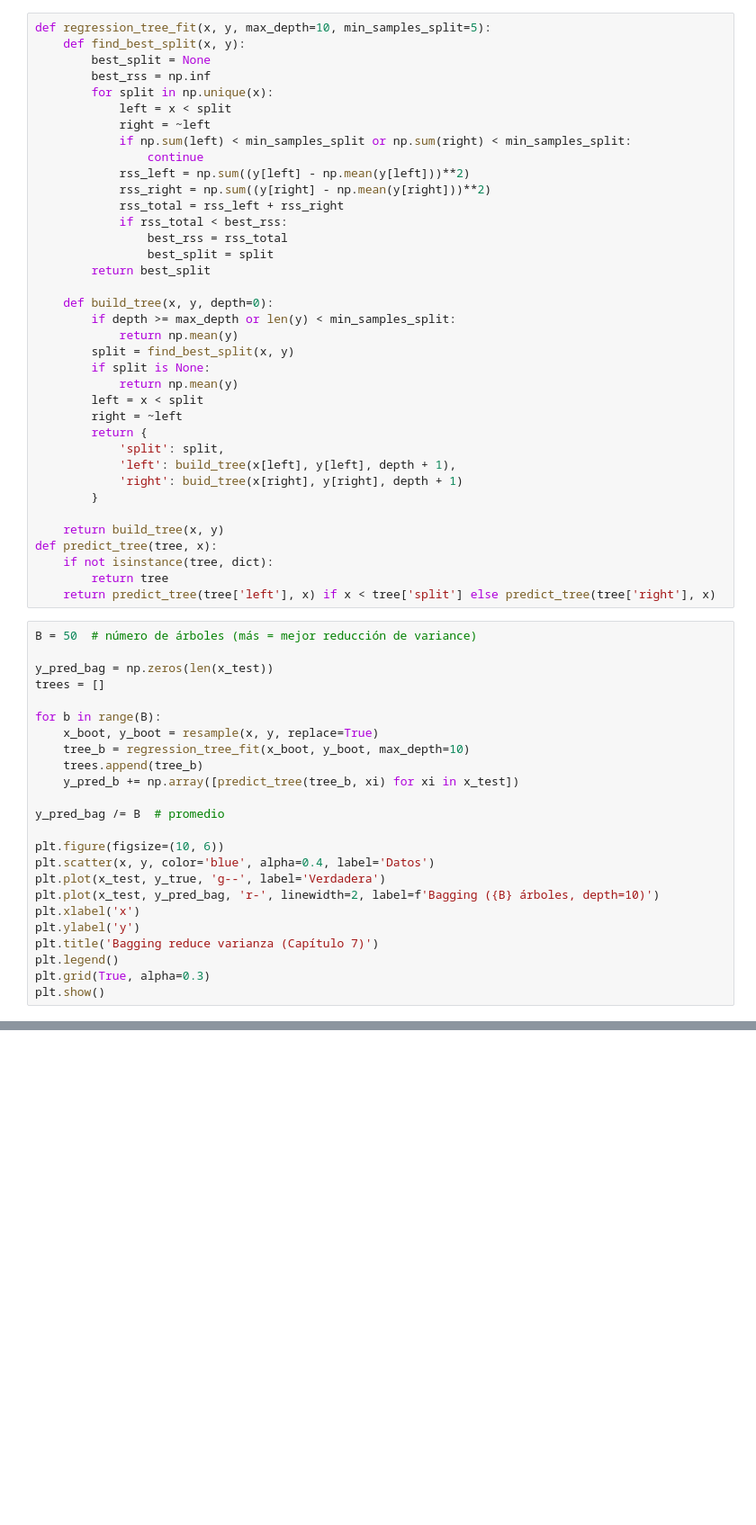
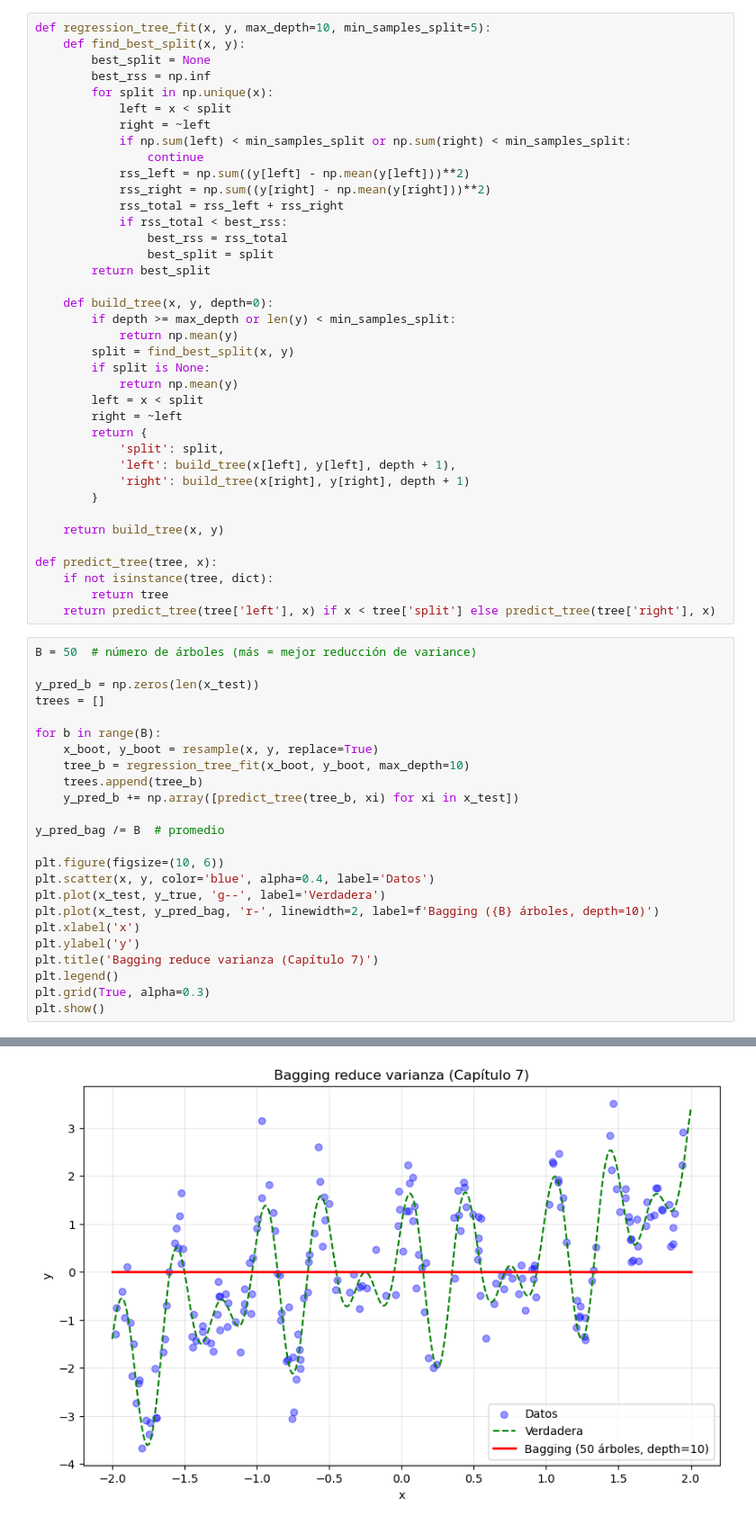
Before and after one commit to polosur1982/elementos-statistical-learning, a Jupyter notebook: notebooks/07_bagging_trees.ipynb, the cells around one changed output, grey strips where cells are left out. Shown at 90% size. Cells and saved outputs as stored; diff of their text form; blank space fills up the shorter version.

```diff
--- a/notebooks/07_bagging_trees.ipynb
+++ b/notebooks/07_bagging_trees.ipynb
@@ -44,10 +44,11 @@ def regression_tree_fit(x, y, max_depth=10, min_samples_split=5):
         return {
             'split': split,
             'left': build_tree(x[left], y[left], depth + 1),
-            'right': buid_tree(x[right], y[right], depth + 1)
+            'right': build_tree(x[right], y[right], depth + 1)
         }
 
     return build_tree(x, y)
+
 def predict_tree(tree, x):
     if not isinstance(tree, dict):
         return tree
@@ -55,7 +56,7 @@ def predict_tree(tree, x):
 # %%
 B = 50  # número de árboles (más = mejor reducción de variance)
 
-y_pred_bag = np.zeros(len(x_test))
+y_pred_b = np.zeros(len(x_test))
 trees = []
 
 for b in range(B):
@@ -80,0 +81 @@ NameError: name 'rigth' is not defined
+[figure, added]
```
Also changed, not shown: parts of 2 cells of this notebook, 6 other files.
